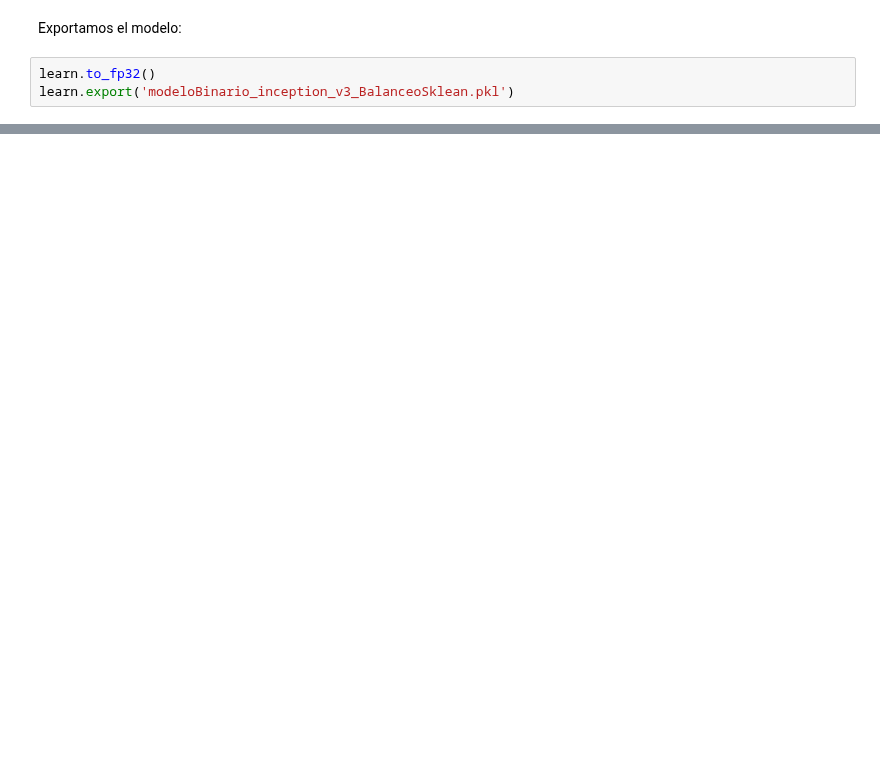
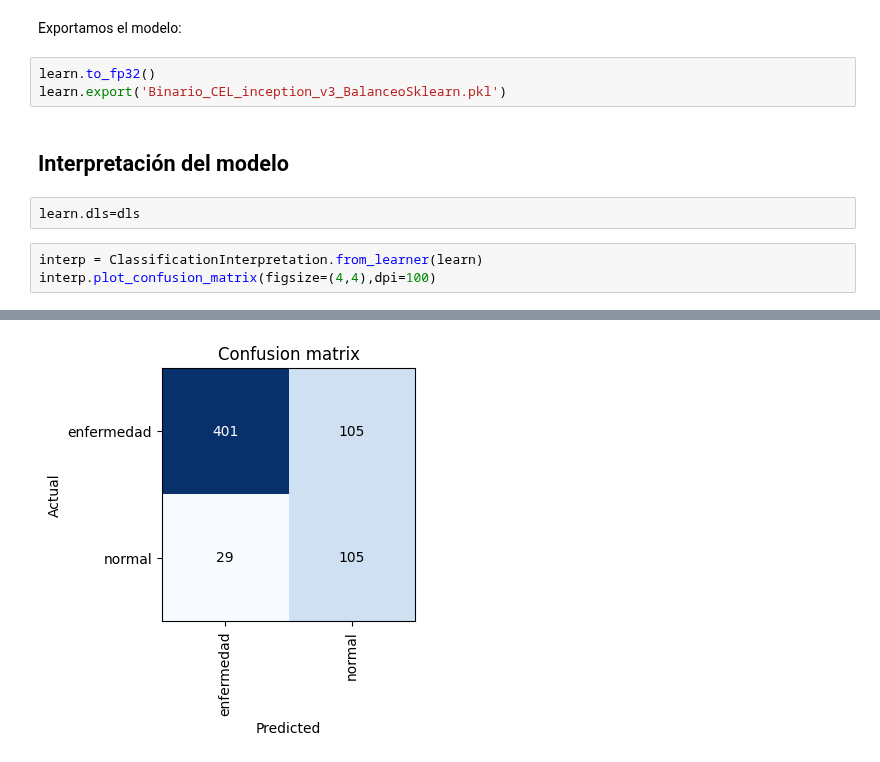
Before and after one commit to dirudiez/TFM_DiegoRudiez, a Jupyter notebook: Binario_CEL_inception_v3_BalanceoSklearn.ipynb, the cells around one changed output, grey strips where cells are left out. Drawn from its saved outputs; the diff is of its cells as text; blank space fills up the shorter version.

```diff
--- a/Binario_CEL_inception_v3_BalanceoSklearn.ipynb
+++ b/Binario_CEL_inception_v3_BalanceoSklearn.ipynb
@@ -234,4 +228,12 @@ Better model found at epoch 0 with valid_loss value: 0.26875001192092896.
 Exportamos el modelo:
 # %%
 learn.to_fp32()
-learn.export('modeloBinario_inception_v3_BalanceoSklean.pkl')
+learn.export('Binario_CEL_inception_v3_BalanceoSklearn.pkl')
+# %% [markdown]
+## Interpretación del modelo
+# %%
+learn.dls=dls
+# %%
+interp = ClassificationInterpretation.from_learner(learn)
+interp.plot_confusion_matrix(figsize=(4,4),dpi=100)
+# %% [output]
@@ -237,0 +242 @@ learn.export('modeloBinario_inception_v3_BalanceoSklean.pkl')
+[figure, added]
```
Also changed, not shown: parts of 15 cells of this notebook.
